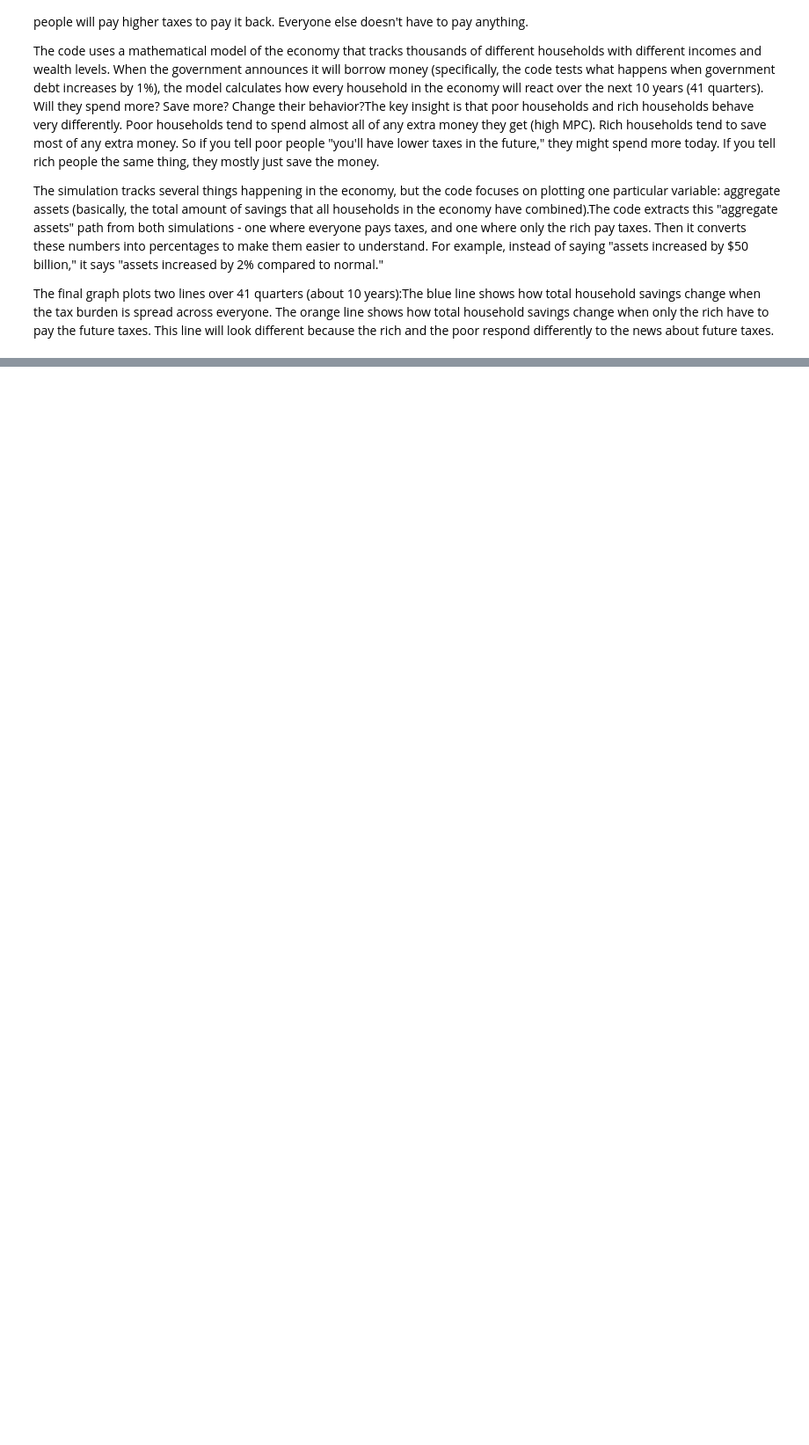
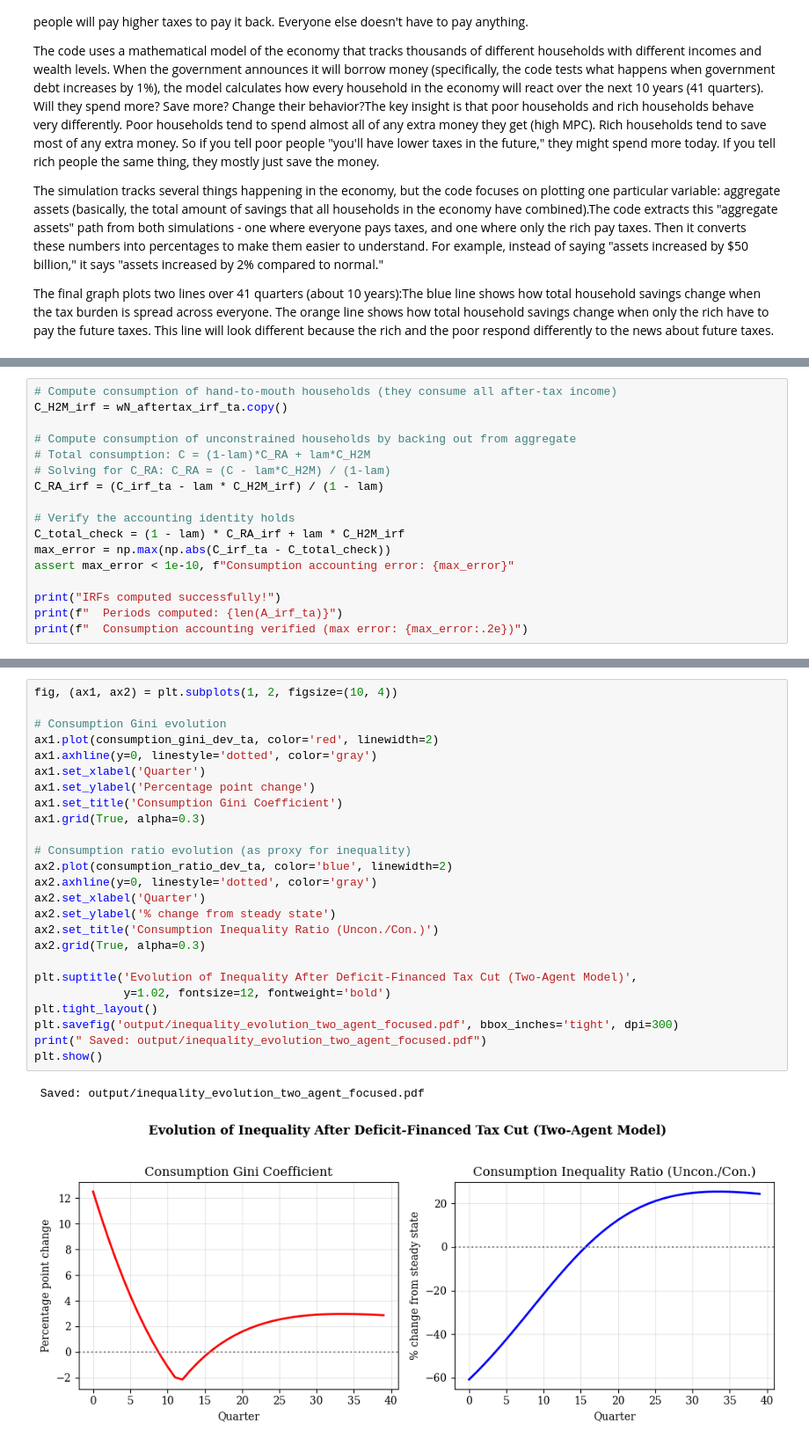
Before and after one commit to jemappelleyesmine/Aucler_Rognlie_Straub_2025_Hank_Replication, a Jupyter notebook: our_code/replicate_fig2_and_inequality.ipynb, the cells around one changed output, grey strips where cells are left out. Shown: that part at 88% size. Saved outputs shown, nothing was run; the diff lists cells and outputs as text; blank space fills up the shorter version.

Commit message:
Tried TA Model IRF

```diff
--- a/our_code/replicate_fig2_and_inequality.ipynb
+++ b/our_code/replicate_fig2_and_inequality.ipynb
@@ -1339,0 +1419,17 @@ On iteration 4
+# %%
+# Compute consumption of hand-to-mouth households (they consume all after-tax income)
+C_H2M_irf = wN_aftertax_irf_ta.copy()
+
+# Compute consumption of unconstrained households by backing out from aggregate
+# Total consumption: C = (1-lam)*C_RA + lam*C_H2M
+# Solving for C_RA: C_RA = (C - lam*C_H2M) / (1-lam)
+C_RA_irf = (C_irf_ta - lam * C_H2M_irf) / (1 - lam)
+
+# Verify the accounting identity holds
+C_total_check = (1 - lam) * C_RA_irf + lam * C_H2M_irf
+max_error = np.max(np.abs(C_irf_ta - C_total_check))
+assert max_error < 1e-10, f"Consumption accounting error: {max_error}"
+
+print("IRFs computed successfully!")
+print(f"  Periods computed: {len(A_irf_ta)}")
+print(f"  Consumption accounting verified (max error: {max_error:.2e})")
@@ -1339,0 +1784,28 @@ On iteration 4
+# %%
+fig, (ax1, ax2) = plt.subplots(1, 2, figsize=(10, 4))
+
+# Consumption Gini evolution
+ax1.plot(consumption_gini_dev_ta, color='red', linewidth=2)
+ax1.axhline(y=0, linestyle='dotted', color='gray')
+ax1.set_xlabel('Quarter')
+ax1.set_ylabel('Percentage point change')
+ax1.set_title('Consumption Gini Coefficient')
+ax1.grid(True, alpha=0.3)
+
+# Consumption ratio evolution (as proxy for inequality)
+ax2.plot(consumption_ratio_dev_ta, color='blue', linewidth=2)
+ax2.axhline(y=0, linestyle='dotted', color='gray')
+ax2.set_xlabel('Quarter')
+ax2.set_ylabel('% change from steady state')
+ax2.set_title('Consumption Inequality Ratio (Uncon./Con.)')
+ax2.grid(True, alpha=0.3)
+
+plt.suptitle('Evolution of Inequality After Deficit-Financed Tax Cut (Two-Agent Model)',
+             y=1.02, fontsize=12, fontweight='bold')
+plt.tight_layout()
+plt.savefig('output/inequality_evolution_two_agent_focused.pdf', bbox_inches='tight', dpi=300)
+print(" Saved: output/inequality_evolution_two_agent_focused.pdf")
+plt.show()
+# %% [output]
+ Saved: output/inequality_evolution_two_agent_focused.pdf
+[figure, added]
```
Also changed, not shown: parts of 48 cells of this notebook, 7 other files.
